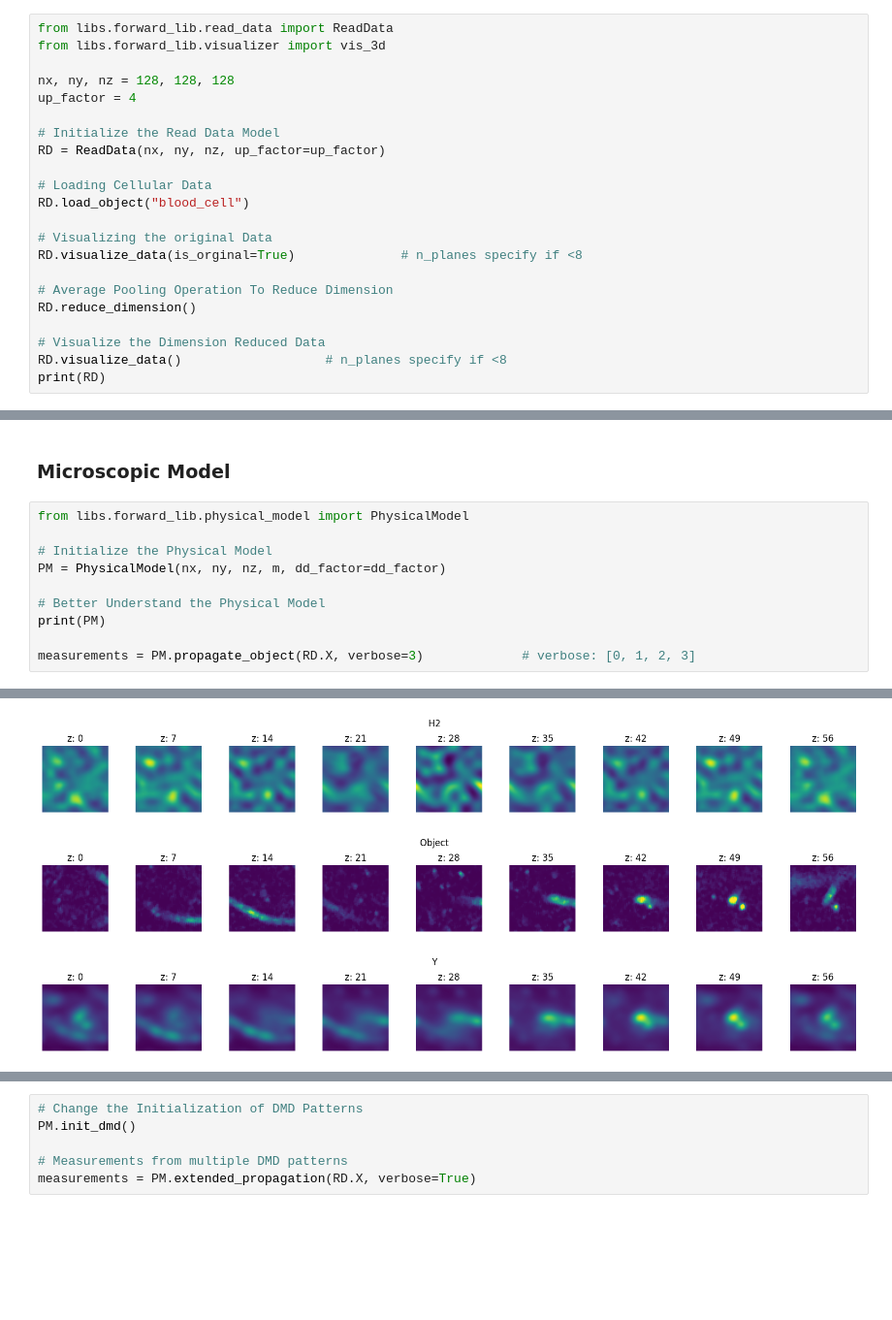
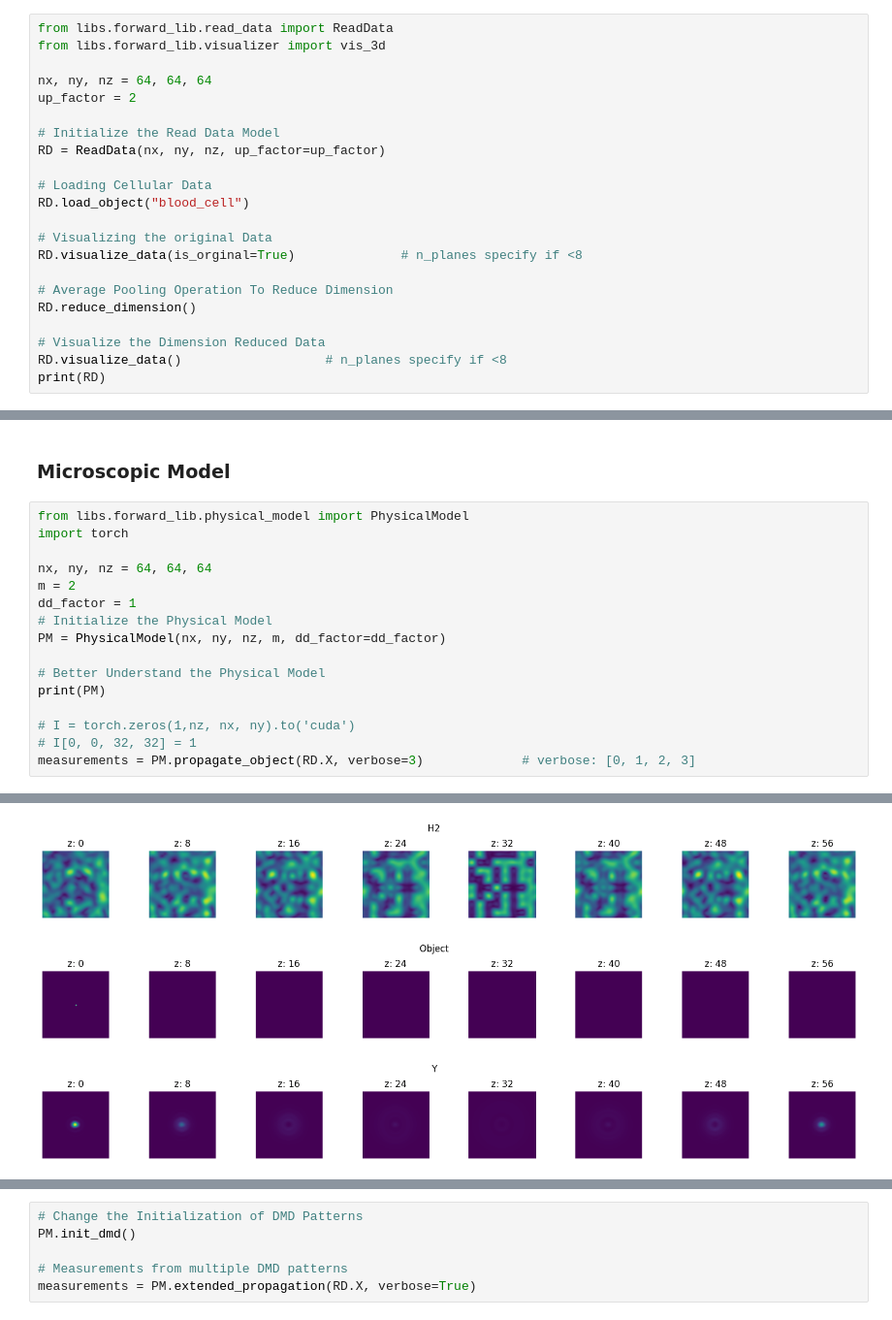
Before and after one commit to sanjith1999/FRIS, a Jupyter notebook: demo.ipynb, the cells around one changed output, grey strips where cells are left out. Shown at 97% size. Saved outputs shown, nothing was run; the diff lists cells and outputs as text; blank space fills up the shorter version.

```diff
--- a/demo.ipynb
+++ b/demo.ipynb
@@ -6,8 +6,8 @@
 from libs.forward_lib.read_data import ReadData
 from libs.forward_lib.visualizer import vis_3d
 
-nx, ny, nz = 128, 128, 128
-up_factor = 4
+nx, ny, nz = 64, 64, 64
+up_factor = 2
 
 # Initialize the Read Data Model
 RD = ReadData(nx, ny, nz, up_factor=up_factor)
@@ -94,13 +94,19 @@ Number of ellipsoids            : 2
 ### Microscopic Model
 # %%
 from libs.forward_lib.physical_model import PhysicalModel
+import torch
 
+nx, ny, nz = 64, 64, 64
+m = 2
+dd_factor = 1
 # Initialize the Physical Model
 PM = PhysicalModel(nx, ny, nz, m, dd_factor=dd_factor)
 
 # Better Understand the Physical Model
 print(PM)
 
+# I = torch.zeros(1,nz, nx, ny).to('cuda')
+# I[0, 0, 32, 32] = 1
 measurements = PM.propagate_object(RD.X, verbose=3)             # verbose: [0, 1, 2, 3]
 # %% [output]
 Forward Model Specifications
@@ -113,4 +119,4 @@ Detector Pool size              : 2×2
 Computational Device            : cuda
-[figure, old version]
+[figure, new version]
-[figure, old version]
+[figure, new version]
-[figure, old version]
+[figure, new version]
```
Also changed, not shown: parts of 5 cells of this notebook, 7 other files.
